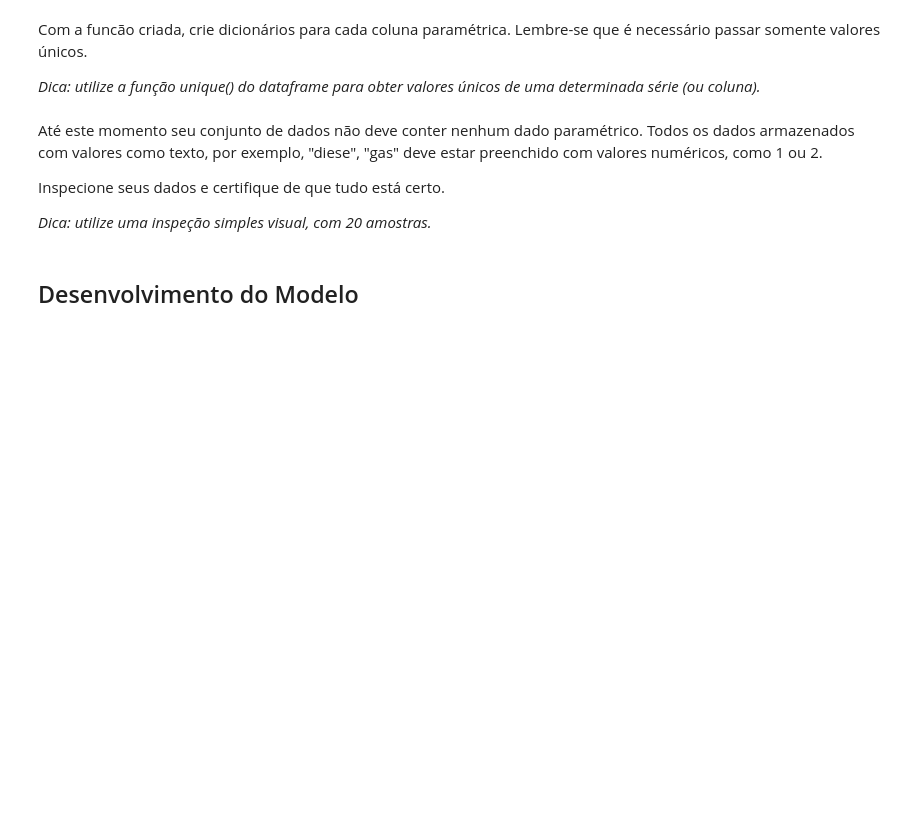
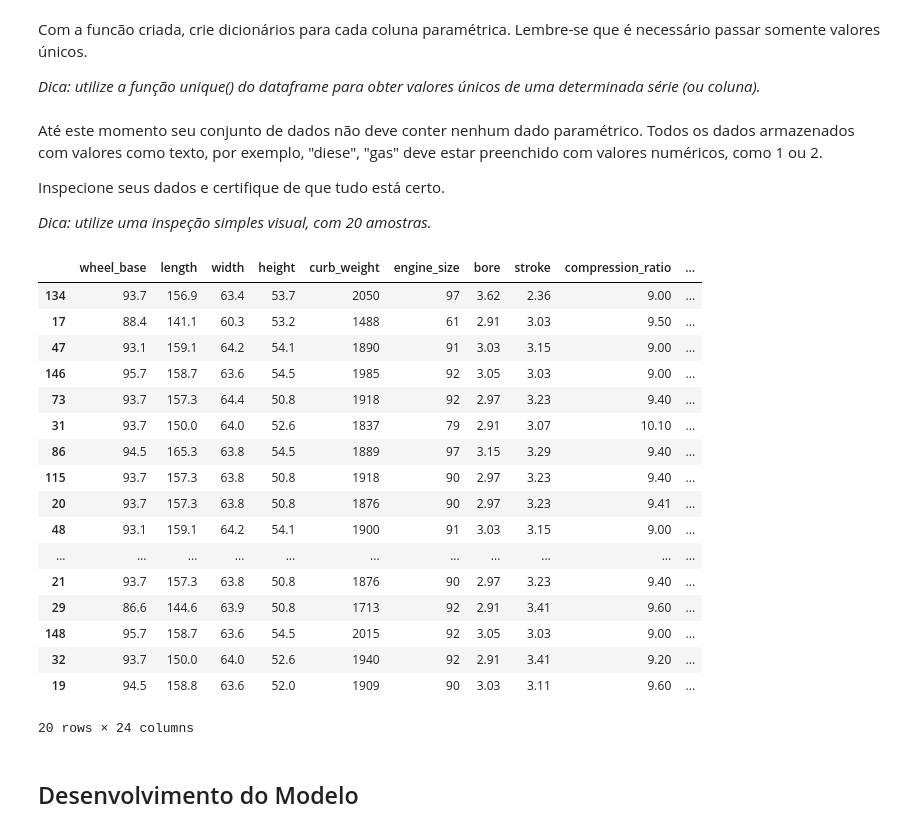
Before and after one commit to ohmymatts/Projeto-Final-Python, a Jupyter notebook: automobile-price-prediction.ipynb, the cells around one changed output. Cells and saved outputs as stored; diff of their text form; code cells hidden in the pictures; blank space fills up the shorter version.

```diff
--- a/automobile-price-prediction.ipynb
+++ b/automobile-price-prediction.ipynb
@@ -442,10 +567,9 @@ Crie uma função que receba uma lista única e retorne um dicionário com a cat
 #IMPLEMENTAÇÃO
 
 def mapear_serie(serie):
-    dict_gen = {}
-
-    #IMPLEMENTAÇÃO
-
+    values = serie.unique()
+    # IMPLEMENTAÇÃO
+    dict_gen = { i+1 : item for i, item in enumerate(values) }
     return dict_gen
 # %% [markdown]
 Com a funcão criada, crie dicionários para cada coluna paramétrica. Lembre-se que é necessário passar somente valores únicos.
@@ -456,3 +578,15 @@ Com a funcão criada, crie dicionários para cada coluna paramétrica. Lembre-se
+# %%
+# IMPLEMENTAÇÃO
+dict_make = mapear_serie(df['make'])
+dict_fuel_type = mapear_serie(df['fuel_type'])
+dict_aspiration = mapear_serie(df['aspiration'])
+dict_doors = mapear_serie(df['number_of_doors'])
+dict_body_style = mapear_serie(df['body_style'])
+dict_drive_wheels = mapear_serie(df['drive_wheels'])
+dict_engine_location = mapear_serie(df['engine_location'])
+dict_fuel_system = mapear_serie(df['fuel_system'])
+dict_engine_type = mapear_serie(df['engine_type'])
+dict_num_cilinders = mapear_serie(df['number_of_cylinders'])
 # %% [markdown]
 Até este momento seu conjunto de dados não deve conter nenhum dado paramétrico. Todos os dados armazenados com valores como texto, por exemplo, "diese", "gas" deve estar preenchido com valores numéricos, como 1 ou 2.
 
@@ -464,3 +596,55 @@ Inspecione seus dados e certifique de que tudo está certo.
+# %%
+#IMPLEMENTAÇÃO
+dados_dict = df.assign(num_make = list(map(lambda x: dict_make.get(x), df.make)))
+dados_dict = dados_dict.drop('make',1)
+
+dados_dict = dados_dict.assign(num_fuel_type = list(map(lambda x: dict_fuel_type.get(x), df.fuel_type)))
+dados_dict = dados_dict.drop('fuel_type',1)
+
+dados_dict = dados_dict.assign(num_aspiration = list(map(lambda x: dict_aspiration.get(x), df.aspiration)))
+dados_dict = dados_dict.drop('aspiration',1)
+
+dados_dict = dados_dict.assign(num_number_of_doors = list(map(lambda x: dict_doors.get(x), df.number_of_doors)))
+dados_dict = dados_dict.drop('number_of_doors',1)
+
+dados_dict = dados_dict.assign(num_body_style = list(map(lambda x: dict_body_style.get(x), df.body_style)))
+dados_dict = dados_dict.drop('body_style',1)
+
+dados_dict = dados_dict.assign(num_drive_wheels = list(map(lambda x: dict_drive_wheels.get(x), df.drive_wheels)))
+dados_dict = dados_dict.drop('drive_wheels',1)
+
+dados_dict = dados_dict.assign(num_engine_location = list(map(lambda x: dict_engine_location.get(x), df.engine_location)))
+dados_dict = dados_dict.drop('engine_location',1)
+
+dados_dict = dados_dict.assign(num_fuel_system = list(map(lambda x: dict_fuel_system.get(x), df.fuel_system)))
+dados_dict = dados_dict.drop('fuel_system',1)
+
+dados_dict = dados_dict.assign(num_engine_type = list(map(lambda x: dict_engine_type.get(x), df.engine_type)))
+dados_dict = dados_dict.drop('engine_type',1)
+
+dados_dict = dados_dict.assign(num_number_of_cylinders = list(map(lambda x: dict_num_cilinders.get(x), df.number_of_cylinders)))
+dados_dict = dados_dict.drop('number_of_cylinders',1)
+
+dados_dict.head(20)
+# %% [output]
+|  | wheel_base | length | width | height | curb_weight | engine_size | bore | stroke | compression_ratio | ... |
+| 134 | 93.7 | 156.9 | 63.4 | 53.7 | 2050 | 97 | 3.62 | 2.36 | 9.00 | ... |
+| 17 | 88.4 | 141.1 | 60.3 | 53.2 | 1488 | 61 | 2.91 | 3.03 | 9.50 | ... |
+| 47 | 93.1 | 159.1 | 64.2 | 54.1 | 1890 | 91 | 3.03 | 3.15 | 9.00 | ... |
+| 146 | 95.7 | 158.7 | 63.6 | 54.5 | 1985 | 92 | 3.05 | 3.03 | 9.00 | ... |
+| 73 | 93.7 | 157.3 | 64.4 | 50.8 | 1918 | 92 | 2.97 | 3.23 | 9.40 | ... |
+| 31 | 93.7 | 150.0 | 64.0 | 52.6 | 1837 | 79 | 2.91 | 3.07 | 10.10 | ... |
+| 86 | 94.5 | 165.3 | 63.8 | 54.5 | 1889 | 97 | 3.15 | 3.29 | 9.40 | ... |
+| 115 | 93.7 | 157.3 | 63.8 | 50.8 | 1918 | 90 | 2.97 | 3.23 | 9.40 | ... |
+| 20 | 93.7 | 157.3 | 63.8 | 50.8 | 1876 | 90 | 2.97 | 3.23 | 9.41 | ... |
+| 48 | 93.1 | 159.1 | 64.2 | 54.1 | 1900 | 91 | 3.03 | 3.15 | 9.00 | ... |
+| ... | ... | ... | ... | ... | ... | ... | ... | ... | ... | ... |
+| 21 | 93.7 | 157.3 | 63.8 | 50.8 | 1876 | 90 | 2.97 | 3.23 | 9.40 | ... |
+| 29 | 86.6 | 144.6 | 63.9 | 50.8 | 1713 | 92 | 2.91 | 3.41 | 9.60 | ... |
+| 148 | 95.7 | 158.7 | 63.6 | 54.5 | 2015 | 92 | 3.05 | 3.03 | 9.00 | ... |
+| 32 | 93.7 | 150.0 | 64.0 | 52.6 | 1940 | 92 | 2.91 | 3.41 | 9.20 | ... |
+| 19 | 94.5 | 158.8 | 63.6 | 52.0 | 1909 | 90 | 3.03 | 3.11 | 9.60 | ... |
+20 rows × 24 columns
 # %% [markdown]
 ## Desenvolvimento do Modelo
 # %% [markdown]
```
Also changed, not shown: parts of 54 cells of this notebook.
